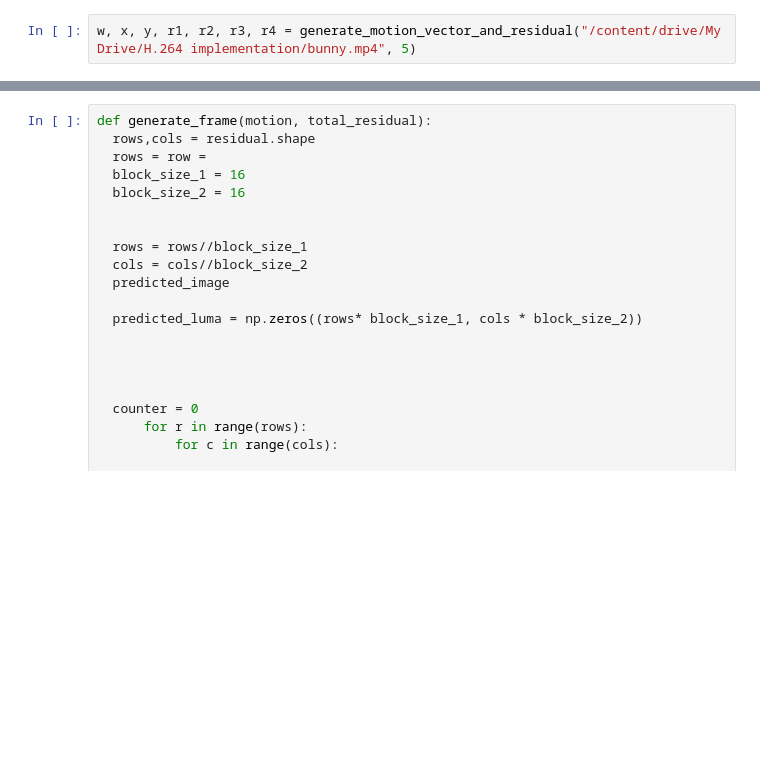
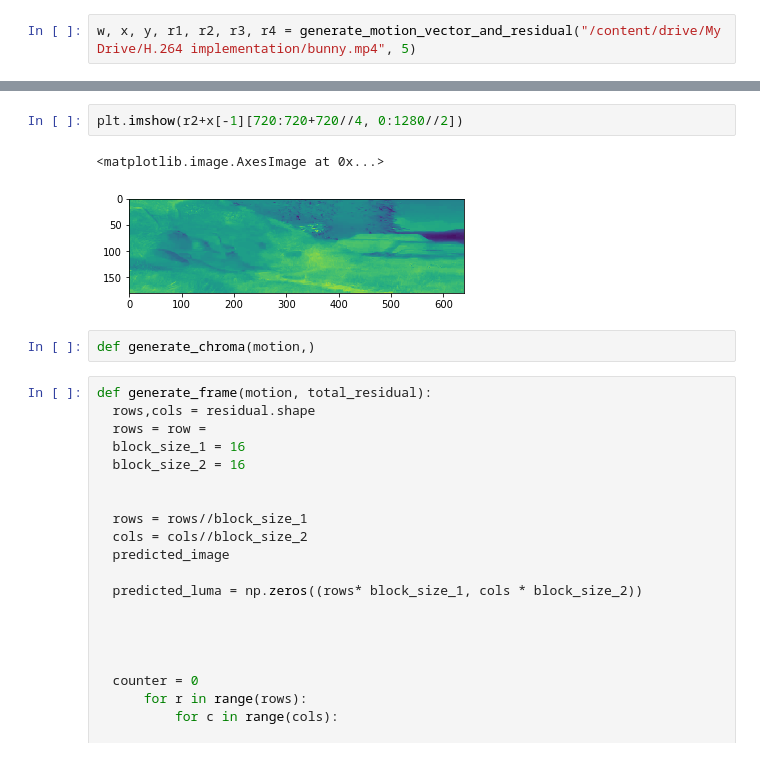
Before and after one commit to melsayed-7/H.264-implementation, a Jupyter notebook: motion_estimation_test.ipynb, the cells around one changed output, grey strips where cells are left out. Drawn from its saved outputs; the diff is of its cells as text; blank space fills up the shorter version.

```diff
--- a/motion_estimation_test.ipynb
+++ b/motion_estimation_test.ipynb
@@ -247,3 +252,10 @@ w, x, y, r1, r2, r3, r4 = generate_motion_vector_and_residual("/content/drive/My
+# %%
+plt.imshow(r2+x[-1][720:720+720//4, 0:1280//2])
+# %% [output]
+<matplotlib.image.AxesImage at 0x...>
+[figure, added]
+# %%
+def generate_chroma(motion,)
 # %%
 def generate_frame(motion, total_residual):
   rows,cols = residual.shape
```
Also changed, not shown: parts of 1 cell of this notebook.
